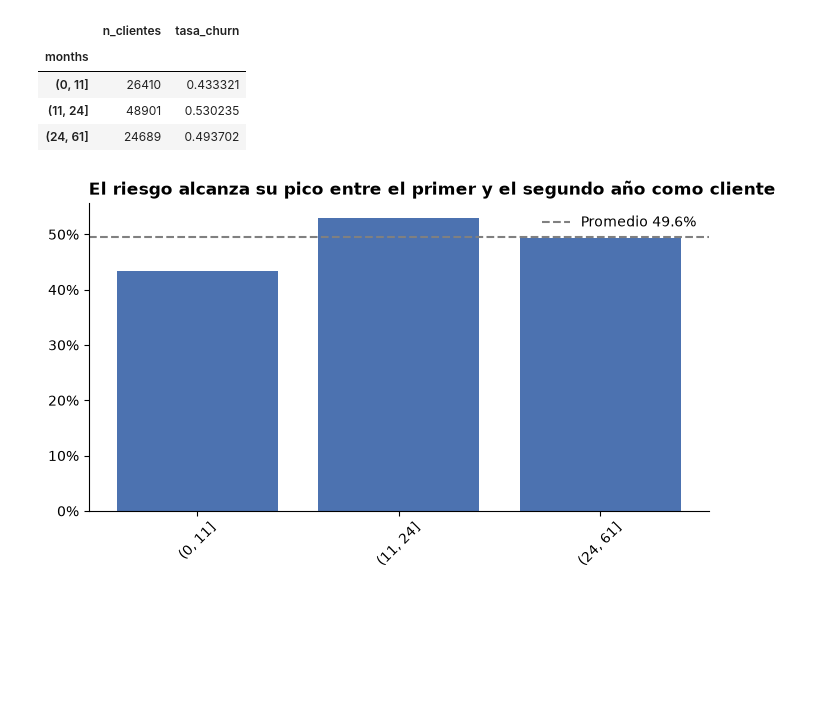
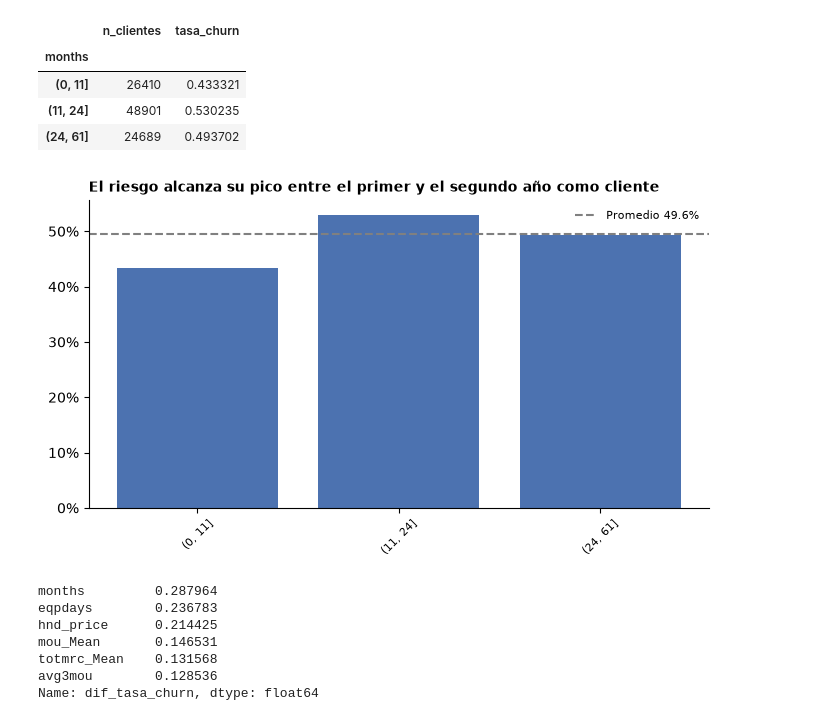
Before and after one commit to DpalaciosR20/churn-sdg, a Jupyter notebook: notebooks/02_eda.ipynb, the cells around one changed output. Cells and saved outputs as stored; diff of their text form; code cells hidden in the pictures; blank space fills up the shorter version.

```diff
--- a/notebooks/02_eda.ipynb
+++ b/notebooks/02_eda.ipynb
@@ -9,7 +16,7 @@ from churn.eda import tasa_por_decil, graficar_tasa, margen_ic
 # %%
 df = cargar_datos("../data/dataset.csv")
 # %%
-promedio = df["churn"].mean()
-promedio
+promedio_global = df["churn"].mean()
+promedio_global
 # %% [output]
 np.float64(0.49562)
@@ -45,9 +48,29 @@ tasa_por_mes
 # %%
 
 fig = graficar_tasa(
     tasa_por_mes,
     "El riesgo alcanza su pico entre el primer y el segundo año como cliente",
-    promedio
+    promedio_global
 )
 # %% [output]
-[figure, old version]
+[figure, new version]
+# %%
+numeric_cols = df.select_dtypes(include='number').columns.drop(['churn','Customer_ID'])
+
+dif_tasas = pd.Series(
+    {
+        col: (t := tasa_por_decil(df, col, dropna=True)['tasa_churn']).max() - t.min()
+        for col in numeric_cols
+    },
+    name="dif_tasa_churn"
+).sort_values(ascending=False)
+
+print(dif_tasas[:6])
+# %% [output]
+months         0.287964
+eqpdays        0.236783
+hnd_price      0.214425
+mou_Mean       0.146531
+totmrc_Mean    0.131568
+avg3mou        0.128536
+Name: dif_tasa_churn, dtype: float64
```
Also changed, not shown: parts of 14 cells of this notebook, 2 other files.
